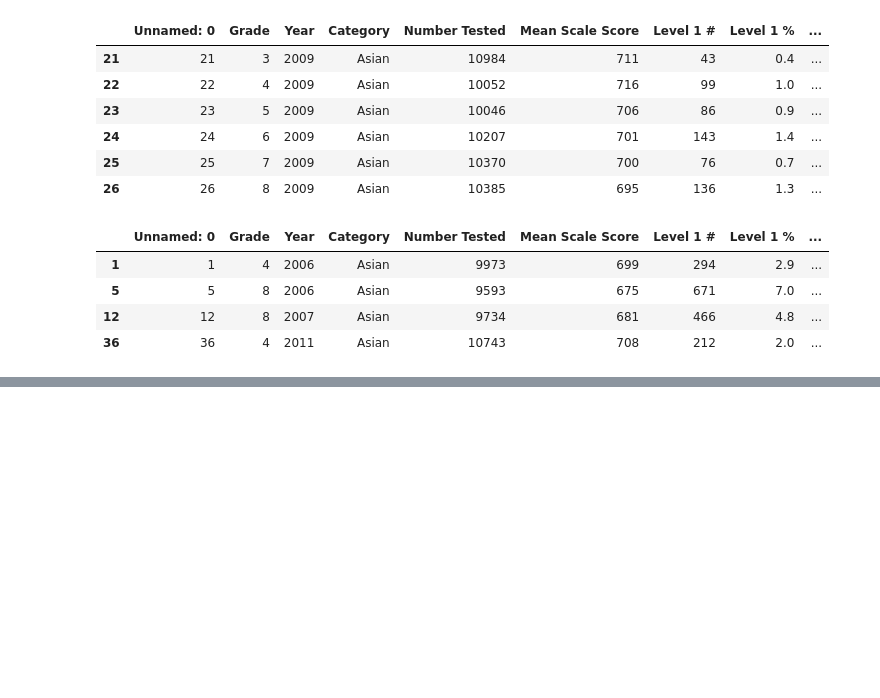
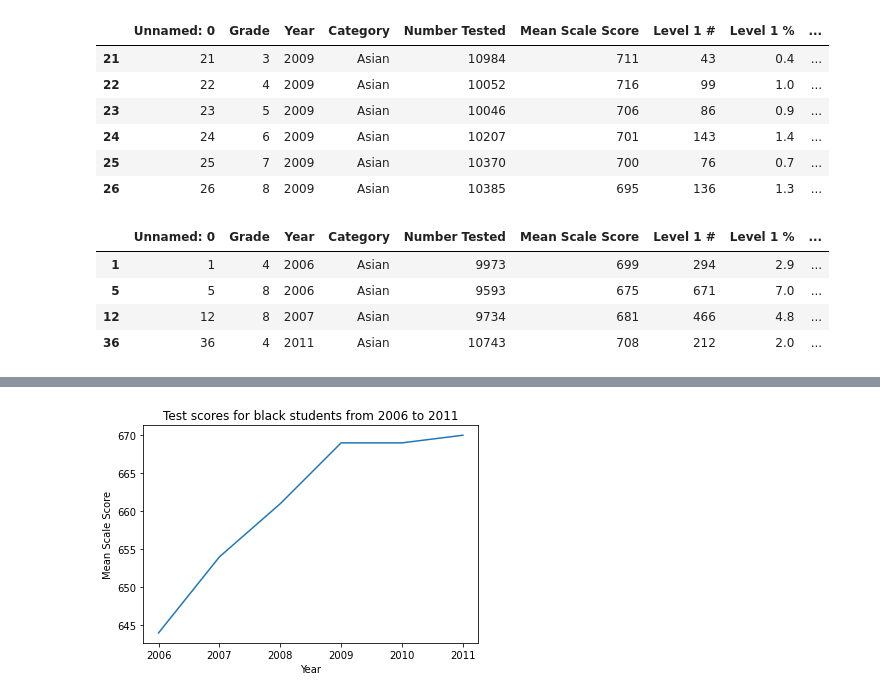
Before and after one commit to SimonAtias/Trabajos, a Jupyter notebook: Tec. Soporte Informático 2021/ManejoCsvPython/notebooks/exp.ipynb, the cells around one changed output, grey strips where cells are left out. Cells and saved outputs as stored; diff of their text form; code cells hidden in the pictures; blank space fills up the shorter version.

```diff
--- a/Tec. Soporte Informático 2021/ManejoCsvPython/notebooks/exp.ipynb
+++ b/Tec. Soporte Informático 2021/ManejoCsvPython/notebooks/exp.ipynb
@@ -69,0 +95,12 @@ df0.loc[[1,5,12,36]]
+# %%
+df1 = df0
+df1 = df1.loc[[48,55,62,69,76,83]]
+x_values = df1['Year']
+y_values = df1['Mean Scale Score']
+plt.plot(x_values,y_values)
+plt.title('Test scores for black students from 2006 to 2011')
+plt.xlabel('Year')
+plt.ylabel('Mean Scale Score')
+plt.show()
+# %% [output]
+[figure, added]
```
Also changed, not shown: parts of 4 cells of this notebook, 1 other file.
